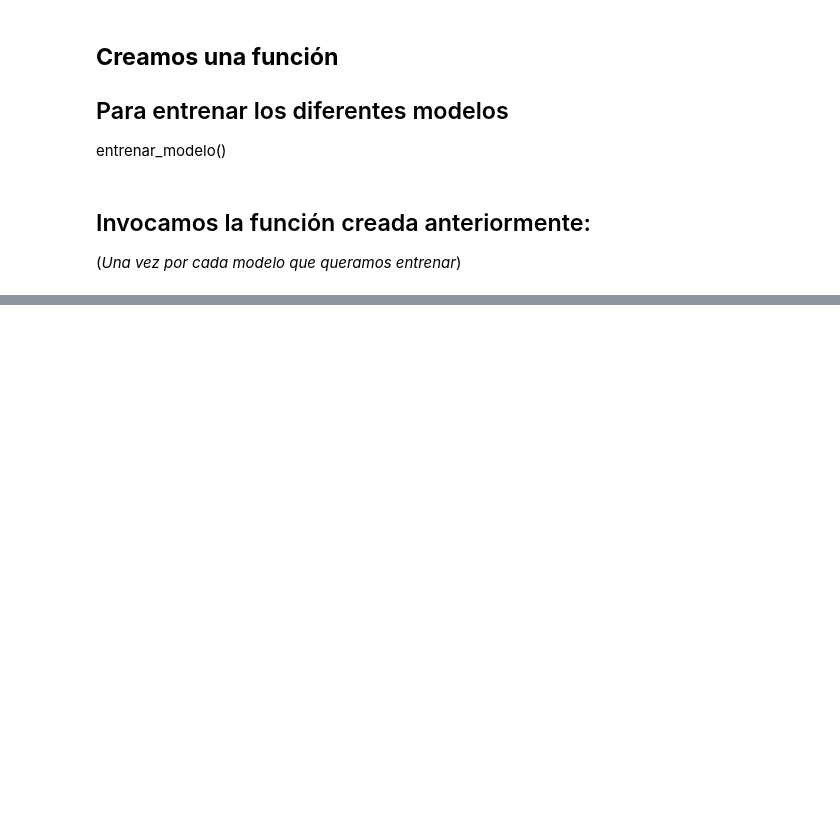
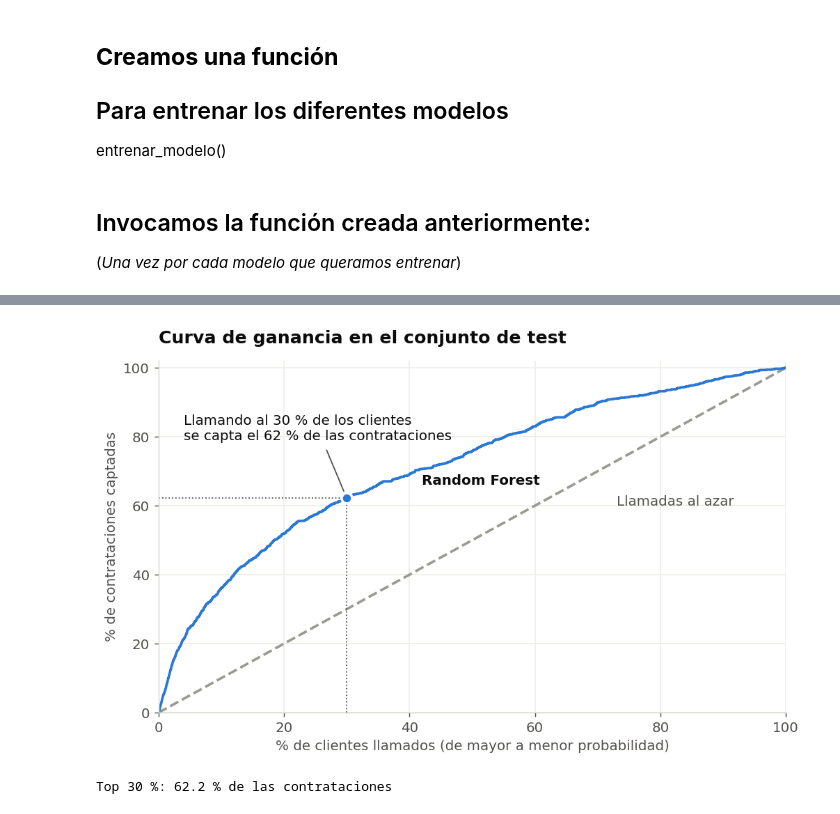
Before and after one commit to juan1639/Portfolio_data_science, a Jupyter notebook: bank_marketing_pipe.ipynb, the cells around one changed output, grey strips where cells are left out. Saved outputs shown, nothing was run; the diff lists cells and outputs as text; code cells hidden in the pictures; blank space fills up the shorter version.

```diff
--- a/bank_marketing_pipe.ipynb
+++ b/bank_marketing_pipe.ipynb
@@ -136,5 +138,5 @@ RANDOM_STATE = 22 # Fijada semilla aleatoria
 # %%
-X = df.drop("y", axis=1)
+X = df.drop(columns=["y", "duration"])
 y = df["y"]
 y.head()
 # %% [output]
@@ -282,0 +283,11 @@ En este modelo la matriz de confusión muestra que logró captar a 856 dejando "
+# %%
+import numpy as np
+
+AZUL, GRIS, TINTA, TINTA_2 = "#2a78d6", "#9a9992", "#0b0b0b", "#52514e"
+plt.rcParams.update({
+    "figure.dpi": 130, "font.size": 11, "text.color": TINTA,
+    "axes.edgecolor": "#d8d7d2", "axes.labelcolor": TINTA_2,
+    "xtick.color": TINTA_2, "ytick.color": TINTA_2,
+    "axes.spines.top": False, "axes.spines.right": False,
+    "axes.titlelocation": "left", "axes.titleweight": "bold", "axes.titlesize": 14,
+})
@@ -282,0 +297,30 @@ En este modelo la matriz de confusión muestra que logró captar a 856 dejando "
+# %%
+proba = rf_model.predict_proba(X_test)[:, list(rf_model.classes_).index("yes")]
+orden = np.argsort(-proba, kind="stable")
+aciertos = (y_test.to_numpy()[orden] == "yes").cumsum()
+pct_clientes = np.arange(1, len(orden) + 1) / len(orden) * 100
+pct_contrataciones = aciertos / aciertos[-1] * 100
+
+corte = 30
+valor_corte = np.interp(corte, pct_clientes, pct_contrataciones)
+
+fig, ax = plt.subplots(figsize=(8, 5))
+ax.plot([0, 100], [0, 100], color=GRIS, lw=2, ls="--")
+ax.plot(pct_clientes, pct_contrataciones, color=AZUL, lw=2)
+ax.plot([corte, corte], [0, valor_corte], color=TINTA_2, lw=1, ls=":")
+ax.plot([0, corte], [valor_corte, valor_corte], color=TINTA_2, lw=1, ls=":")
+ax.scatter([corte], [valor_corte], s=70, color=AZUL, edgecolor="white", linewidth=2, zorder=3)
+ax.annotate(f"Llamando al {corte} % de los clientes\nse capta el {valor_corte:.0f} % de las contrataciones",
+            (corte, valor_corte), xytext=(4, 79), color=TINTA,
+            arrowprops=dict(arrowstyle="-", color=TINTA_2, lw=1, shrinkA=4, shrinkB=6))
+ax.text(42, 66, "Random Forest", color=TINTA, weight="bold")
+ax.text(73, 60, "Llamadas al azar", color=TINTA_2)
+ax.set(xlim=(0, 100), ylim=(0, 102), xlabel="% de clientes llamados (de mayor a menor probabilidad)",
+       ylabel="% de contrataciones captadas")
+ax.grid(color="#eeeeea", lw=1); ax.set_axisbelow(True)
+ax.set_title("Curva de ganancia en el conjunto de test", pad=14)
+plt.tight_layout(); plt.show()
+print(f"Top {corte} %: {valor_corte:.1f} % de las contrataciones")
+# %% [output]
+[figure, added]
+Top 30 %: 62.2 % de las contrataciones
```
Also changed, not shown: parts of 17 cells of this notebook, 14 other files.
